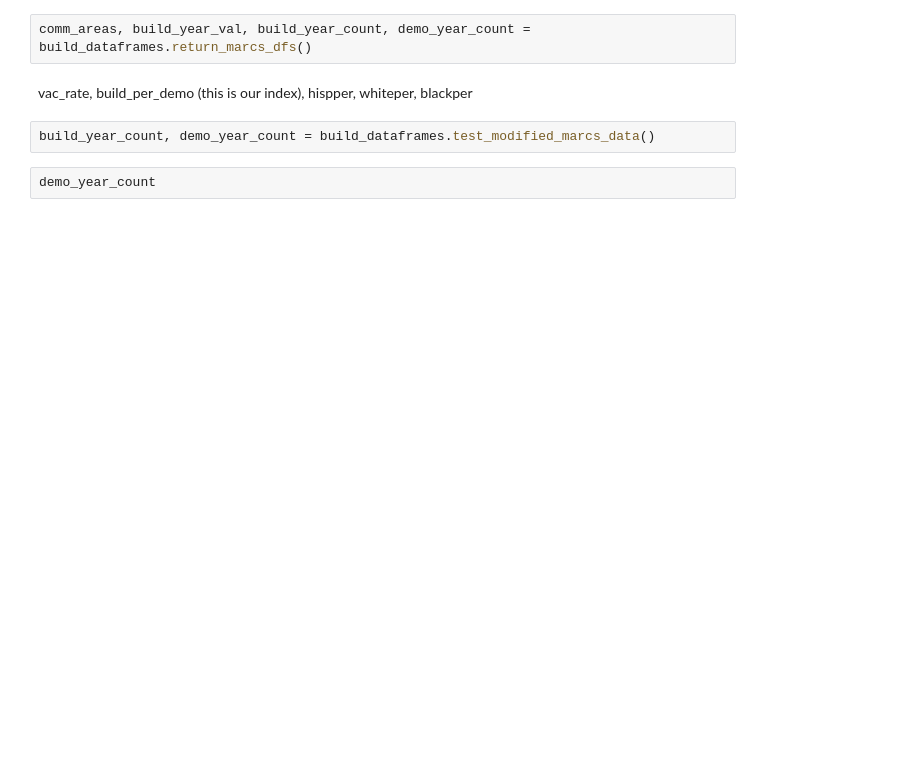
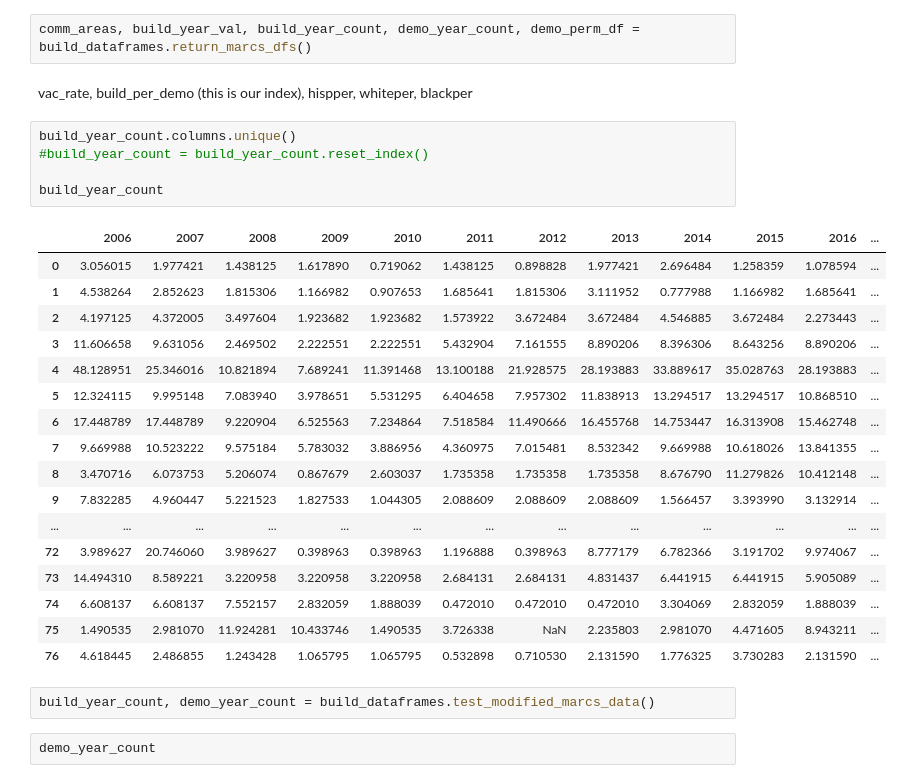
Before and after one commit to uchicago-CAPP30122-win-2022/proj-yams, a Jupyter notebook: Untitled-1.ipynb, the cells around one changed output. Drawn from its saved outputs; the diff is of its cells as text; blank space fills up the shorter version.

```diff
--- a/Untitled-1.ipynb
+++ b/Untitled-1.ipynb
@@ -8,7 +30,30 @@ crime, grocery, socio = api_collection.generate_crime_grocery_socio_dfs()
 # %%
-comm_areas, build_year_val, build_year_count, demo_year_count = build_dataframes.return_marcs_dfs()
+comm_areas, build_year_val, build_year_count, demo_year_count, demo_perm_df = build_dataframes.return_marcs_dfs()
 # %% [markdown]
 vac_rate, build_per_demo (this is our index), hispper, whiteper, blackper
+# %%
+build_year_count.columns.unique()
+#build_year_count = build_year_count.reset_index()
+
+build_year_count
+# %% [output]
+|  | 2006 | 2007 | 2008 | 2009 | 2010 | 2011 | 2012 | 2013 | 2014 | 2015 | 2016 | ... |
+| 0 | 3.056015 | 1.977421 | 1.438125 | 1.617890 | 0.719062 | 1.438125 | 0.898828 | 1.977421 | 2.696484 | 1.258359 | 1.078594 | ... |
+| 1 | 4.538264 | 2.852623 | 1.815306 | 1.166982 | 0.907653 | 1.685641 | 1.815306 | 3.111952 | 0.777988 | 1.166982 | 1.685641 | ... |
+| 2 | 4.197125 | 4.372005 | 3.497604 | 1.923682 | 1.923682 | 1.573922 | 3.672484 | 3.672484 | 4.546885 | 3.672484 | 2.273443 | ... |
+| 3 | 11.606658 | 9.631056 | 2.469502 | 2.222551 | 2.222551 | 5.432904 | 7.161555 | 8.890206 | 8.396306 | 8.643256 | 8.890206 | ... |
+| 4 | 48.128951 | 25.346016 | 10.821894 | 7.689241 | 11.391468 | 13.100188 | 21.928575 | 28.193883 | 33.889617 | 35.028763 | 28.193883 | ... |
+| 5 | 12.324115 | 9.995148 | 7.083940 | 3.978651 | 5.531295 | 6.404658 | 7.957302 | 11.838913 | 13.294517 | 13.294517 | 10.868510 | ... |
+| 6 | 17.448789 | 17.448789 | 9.220904 | 6.525563 | 7.234864 | 7.518584 | 11.490666 | 16.455768 | 14.753447 | 16.313908 | 15.462748 | ... |
+| 7 | 9.669988 | 10.523222 | 9.575184 | 5.783032 | 3.886956 | 4.360975 | 7.015481 | 8.532342 | 9.669988 | 10.618026 | 13.841355 | ... |
+| 8 | 3.470716 | 6.073753 | 5.206074 | 0.867679 | 2.603037 | 1.735358 | 1.735358 | 1.735358 | 8.676790 | 11.279826 | 10.412148 | ... |
+| 9 | 7.832285 | 4.960447 | 5.221523 | 1.827533 | 1.044305 | 2.088609 | 2.088609 | 2.088609 | 1.566457 | 3.393990 | 3.132914 | ... |
+| ... | ... | ... | ... | ... | ... | ... | ... | ... | ... | ... | ... | ... |
+| 72 | 3.989627 | 20.746060 | 3.989627 | 0.398963 | 0.398963 | 1.196888 | 0.398963 | 8.777179 | 6.782366 | 3.191702 | 9.974067 | ... |
+| 73 | 14.494310 | 8.589221 | 3.220958 | 3.220958 | 3.220958 | 2.684131 | 2.684131 | 4.831437 | 6.441915 | 6.441915 | 5.905089 | ... |
+| 74 | 6.608137 | 6.608137 | 7.552157 | 2.832059 | 1.888039 | 0.472010 | 0.472010 | 0.472010 | 3.304069 | 2.832059 | 1.888039 | ... |
+| 75 | 1.490535 | 2.981070 | 11.924281 | 10.433746 | 1.490535 | 3.726338 | NaN | 2.235803 | 2.981070 | 4.471605 | 8.943211 | ... |
+| 76 | 4.618445 | 2.486855 | 1.243428 | 1.065795 | 1.065795 | 0.532898 | 0.710530 | 2.131590 | 1.776325 | 3.730283 | 2.131590 | ... |
 # %%
 build_year_count, demo_year_count = build_dataframes.test_modified_marcs_data()
 # %%
```
Also changed, not shown: parts of 4 cells of this notebook, 2 other files.
